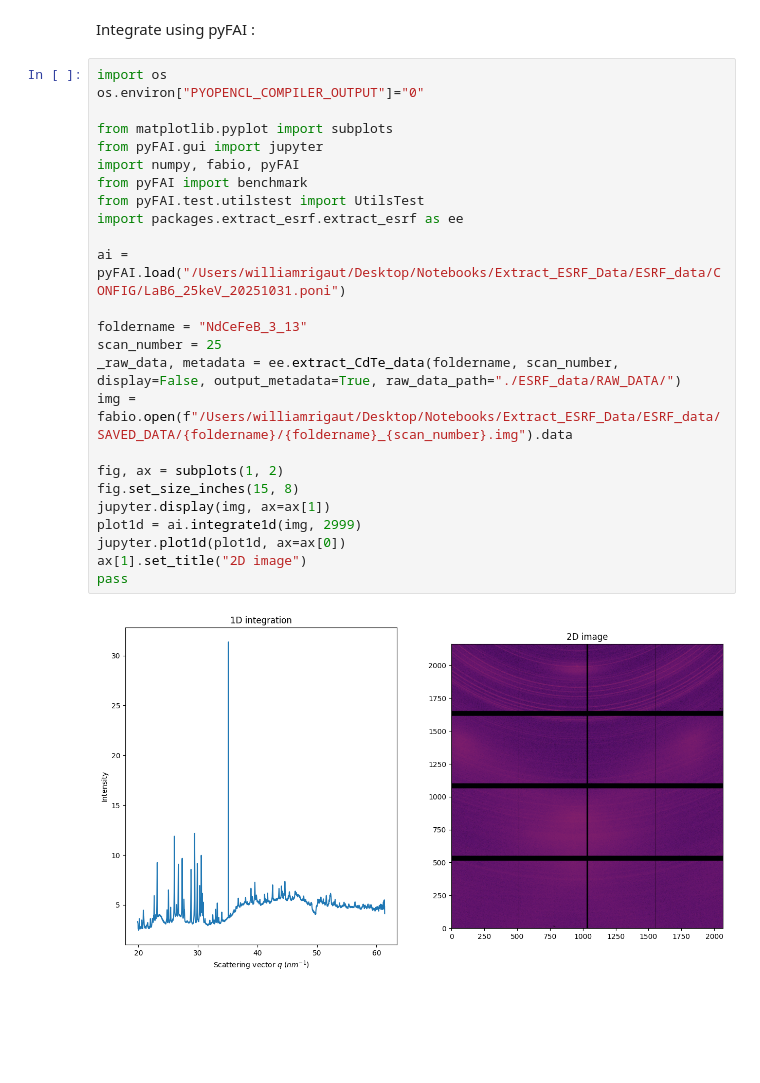
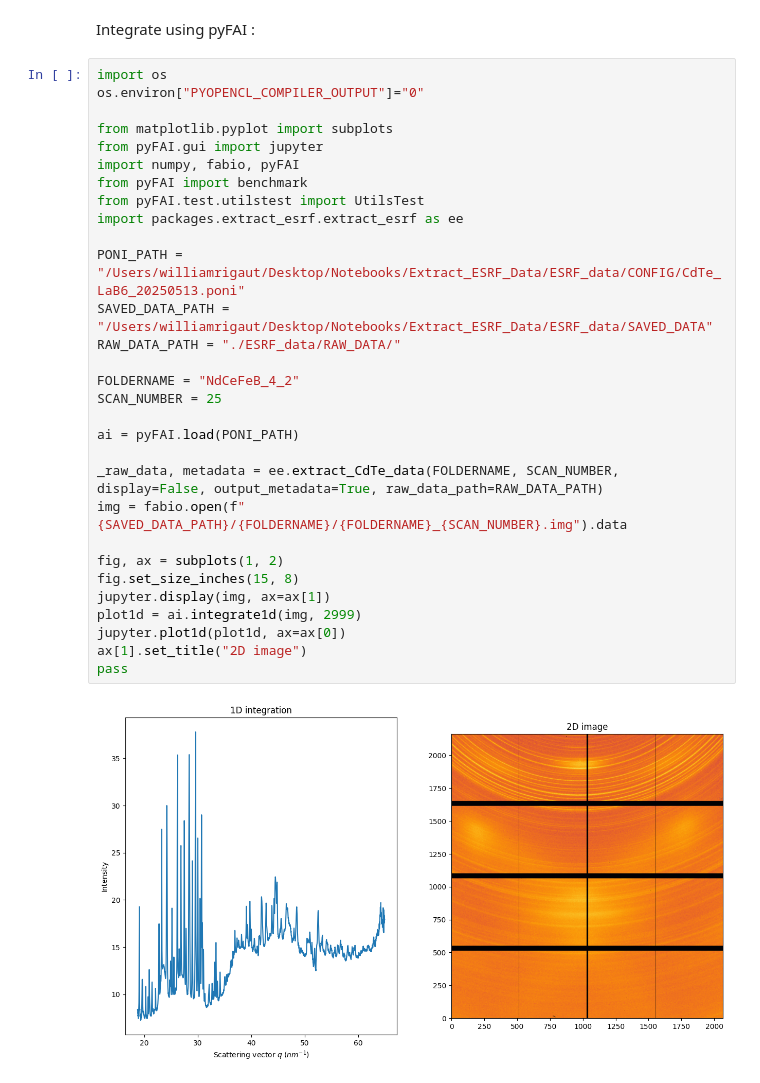
Before and after one commit to Escouflenfer/Extract_ESRF_Data, a Jupyter notebook: Extract_ESRF-Data.ipynb, the cells around one changed output. Drawn from its saved outputs; the diff is of its cells as text; blank space fills up the shorter version.

```diff
--- a/Extract_ESRF-Data.ipynb
+++ b/Extract_ESRF-Data.ipynb
@@ -129,29 +138,34 @@ Integrate using pyFAI :
 # %%
 import os
 os.environ["PYOPENCL_COMPILER_OUTPUT"]="0"
 
 from matplotlib.pyplot import subplots
 from pyFAI.gui import jupyter
 import numpy, fabio, pyFAI
 from pyFAI import benchmark
 from pyFAI.test.utilstest import UtilsTest
 import packages.extract_esrf.extract_esrf as ee
 
-ai = pyFAI.load("/Users/williamrigaut/Desktop/Notebooks/Extract_ESRF_Data/ESRF_data/CONFIG/LaB6_25keV_20251031.poni")
+PONI_PATH = "/Users/williamrigaut/Desktop/Notebooks/Extract_ESRF_Data/ESRF_data/CONFIG/CdTe_LaB6_20250513.poni"
+SAVED_DATA_PATH = "/Users/williamrigaut/Desktop/Notebooks/Extract_ESRF_Data/ESRF_data/SAVED_DATA"
+RAW_DATA_PATH = "./ESRF_data/RAW_DATA/"
 
-foldername = "NdCeFeB_3_13"
-scan_number = 25
-_raw_data, metadata = ee.extract_CdTe_data(foldername, scan_number, display=False, output_metadata=True, raw_data_path="./ESRF_data/RAW_DATA/")
-img = fabio.open(f"/Users/williamrigaut/Desktop/Notebooks/Extract_ESRF_Data/ESRF_data/SAVED_DATA/{foldername}/{foldername}_{scan_number}.img").data
+FOLDERNAME = "NdCeFeB_4_2"
+SCAN_NUMBER = 25
+
+ai = pyFAI.load(PONI_PATH)
+
+_raw_data, metadata = ee.extract_CdTe_data(FOLDERNAME, SCAN_NUMBER, display=False, output_metadata=True, raw_data_path=RAW_DATA_PATH)
+img = fabio.open(f"{SAVED_DATA_PATH}/{FOLDERNAME}/{FOLDERNAME}_{SCAN_NUMBER}.img").data
 
 fig, ax = subplots(1, 2)
 fig.set_size_inches(15, 8)
 jupyter.display(img, ax=ax[1])
 plot1d = ai.integrate1d(img, 2999)
 jupyter.plot1d(plot1d, ax=ax[0])
 ax[1].set_title("2D image")
 pass
 # %% [output]
-[figure, old version]
+[figure, new version]
 # %%
 method = ["full", "csr", "cython"]
```
Also changed, not shown: parts of 8 cells of this notebook, 1 other file.
